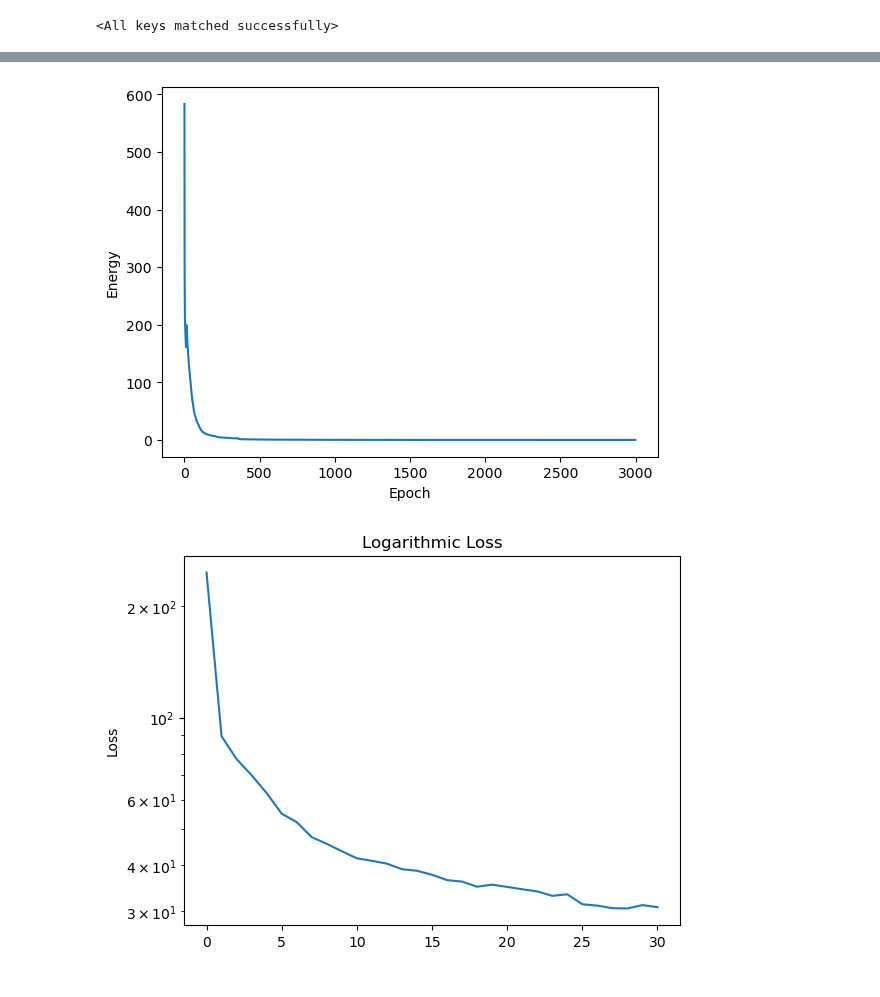
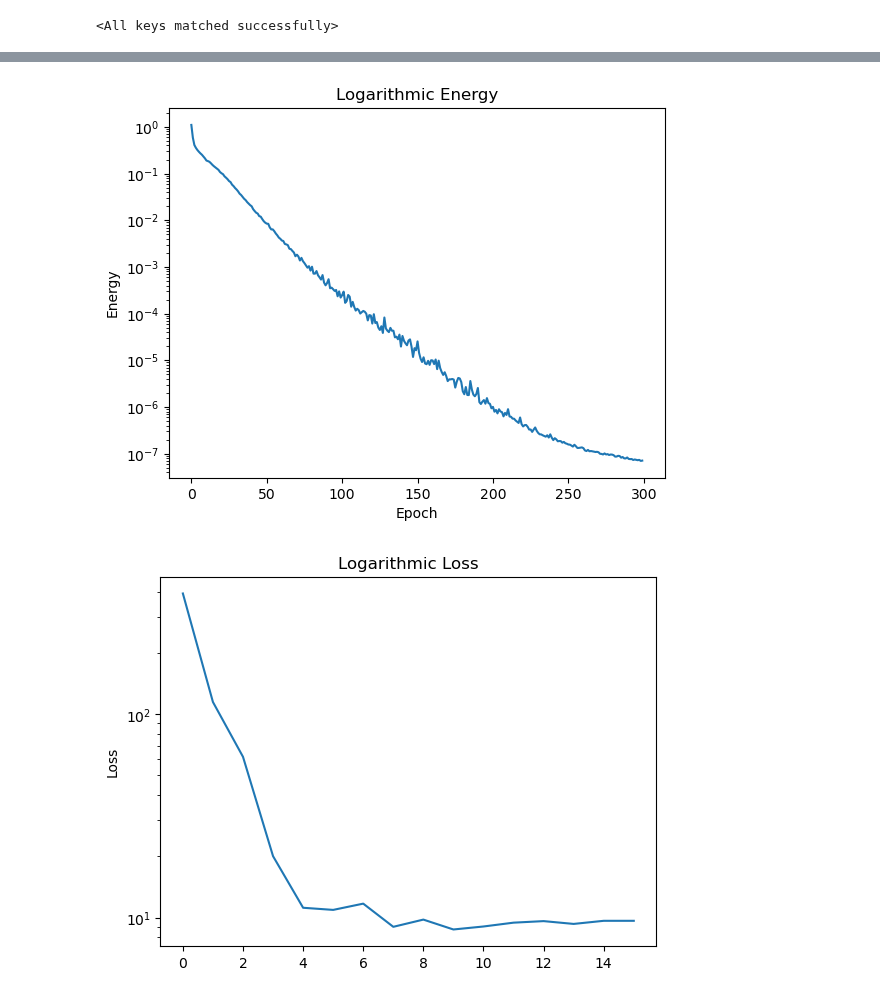
Before and after one commit to joeagriffith/hopfield-networks, a Jupyter notebook: mnist_discrete.ipynb, the cells around one changed output, grey strips where cells are left out. Drawn from its saved outputs; the diff is of its cells as text; code cells hidden in the pictures.

```diff
--- a/mnist_discrete.ipynb
+++ b/mnist_discrete.ipynb
@@ -32,13 +32,14 @@ transform = transforms.Compose([
 dataset = datasets.MNIST(root="datasets/", train=True, transform=transform, download=True)
 # reduce dataset size
 # dataset = torch.utils.data.Subset(dataset, range(int(len(dataset) * DATA_RATIO)))
-dataset = torch.utils.data.Subset(dataset, range(90))
+dataset = torch.utils.data.Subset(dataset, range(40))
 
 train_dataset = PreloadedDataset.from_dataset(dataset, transforms.ToTensor(), device)
 INPUT_SHAPE = train_dataset[0][0].shape
 NUM_CLASSES = 10
 time.sleep(0.1)
+train_len = len(train_dataset)
 print(f'INPUT_SHAPE: {INPUT_SHAPE}')
-print(f'Loaded MNIST dataset with {len(train_dataset)} training samples')#and {len(val_dataset)} validation samples')
+print(f'Loaded MNIST dataset with {train_len} training samples')#and {len(val_dataset)} validation samples')
 # %% [output]
 INPUT_SHAPE: torch.Size([1, 28, 28])
@@ -58,9 +59,8 @@ plt.show()
 # %%
 # Hebbian Learning
 torch.manual_seed(42)
-MODEL_NAME = "mnist_hopfield_error"
-MODEL_DIR = "out/weights"
-LOG_DIR = "out/logs"
+LOG_DIR = "out/mnist_discrete/logs"
+MODEL_DIR = "out/mnist_discrete/weights"
 size = 1
 for dim in INPUT_SHAPE:
     size *= dim
@@ -74,7 +74,8 @@ actv_fn = FastHopfieldActivation(prefer=-1)
 # actv_fn = StochasticHopfieldActivation(temperature=1.0)
 
 # Initialise model
-model = HopfieldNet(size, energy_fn, actv_fn, bias=True, steps=10).to(device)
+# model = HopfieldNet(size, energy_fn, actv_fn, bias=True, steps=10).to(device)
+model = PCHNet(size, energy_fn, actv_fn, bias=True, steps=10).to(device)
 step = 0
 # %%
 # Good parameters for ErrorEnergy (max 90 images)
@@ -108,31 +112,3 @@ FileNotFoundError: [Errno 2] No such file or directory: 'out/weights/mnist_hopfi
 model.load_state_dict(torch.load(f'{MODEL_DIR}/{MODEL_NAME}.pth'))
 # %% [output]
 <All keys matched successfully>
-# %%
-# Good parameters for LyapunovEnergy (max 90 images)
-LR = 6e-3
-BATCH_SIZE=8 # 8000 * DATA_RATIO seems effective
-epochs = 1000
-optimiser = optim.AdamW(model.parameters(), lr=LR)
-scheduler = ReduceLROnPlateau(optimiser, mode='min', min_lr=3e-9, factor=0.75, patience=5, verbose=True)
-
-MODEL_DIR = 'models/weights'
-energy, loss, step = train_reconstruct(model,
-                             train_dataset,
-                             optimiser,
-                             model_name,
-                             epochs,
-                            #  scheduler,
-                             mode='gardiner',
-                             flatten=True,
-                             step=step,
-                             batch_size=BATCH_SIZE,
-                             model_dir='models/weights',
-                             save_model=True,
-                            #  untrain_after=10,
-                             untrain_const=5.0,
-                             validate_every=10,
-                             device=device)
-
-model.load_state_dict(torch.load(f'{model_dir}/{model_name}.pth'))
-print(f'final (best) loss: {evaluate_mask(model, train_dataset, batch_size=1, loss_fn=F.l1_loss, flatten=True, device=device)}')
@@ -148,20 +127,20 @@ Final energy: -7078.546875 - Final loss: 30.64444351196289
 # %%
 # plot energy over epochs
 plt.plot(energy)
-# plt.yscale("log")
-# plt.title("Logarithmic Energy")
+plt.yscale("log")
+plt.title("Logarithmic Energy")
 plt.xlabel("Epoch")
 plt.ylabel("Energy")
 plt.show()
 
 plt.plot(loss)
 plt.yscale("log")
 plt.title("Logarithmic Loss")
 plt.ylabel("Loss")
 plt.show()
 # %% [output]
-[figure, old version]
+[figure, new version]
-[figure, old version]
+[figure, new version]
 # %%
 # Show 4 examples of original, masked and reconstructed images, with extra spacing between subplots
 steps = (1, 2, 3)
```
Also changed, not shown: parts of 8 cells of this notebook, 7 other files.
